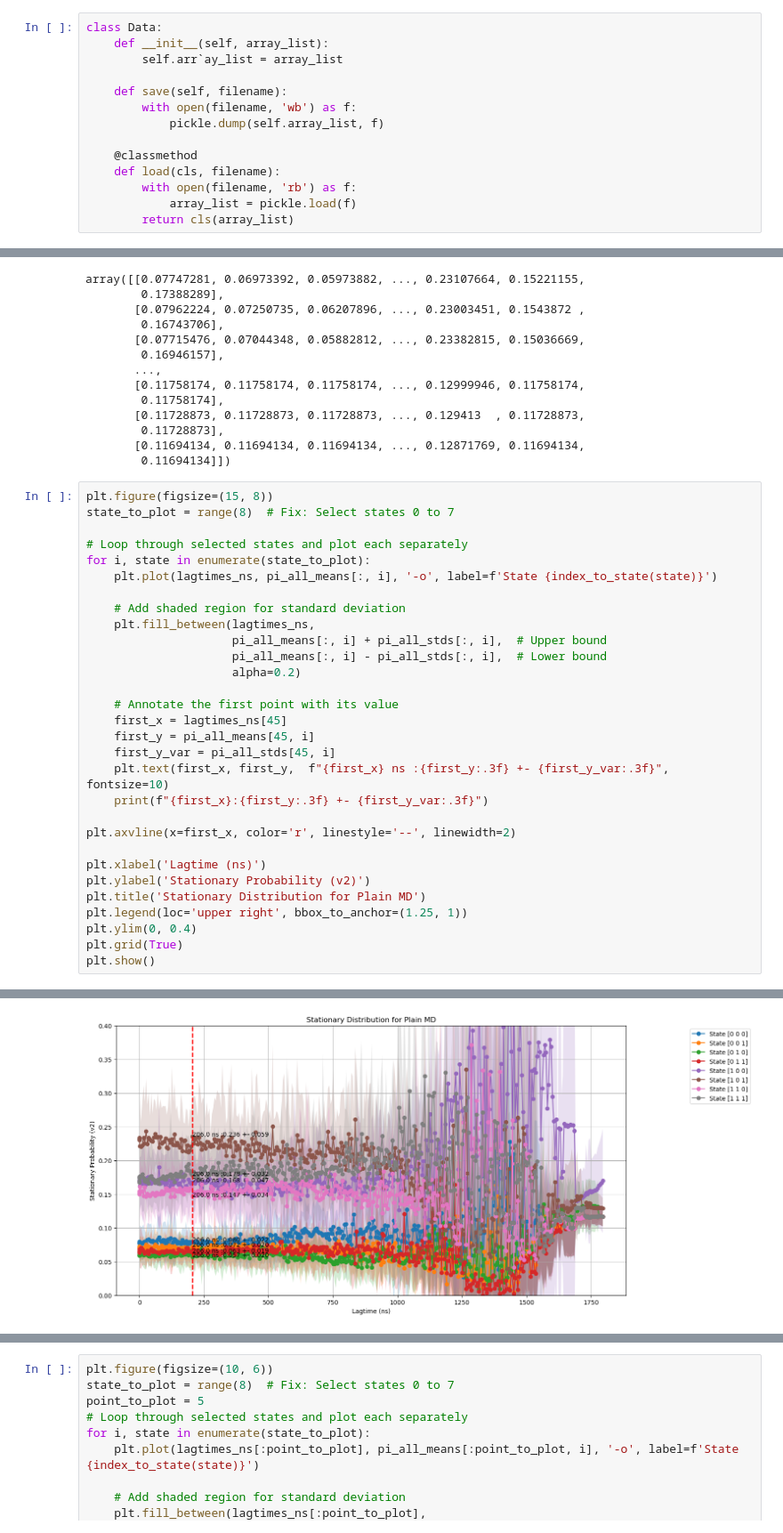
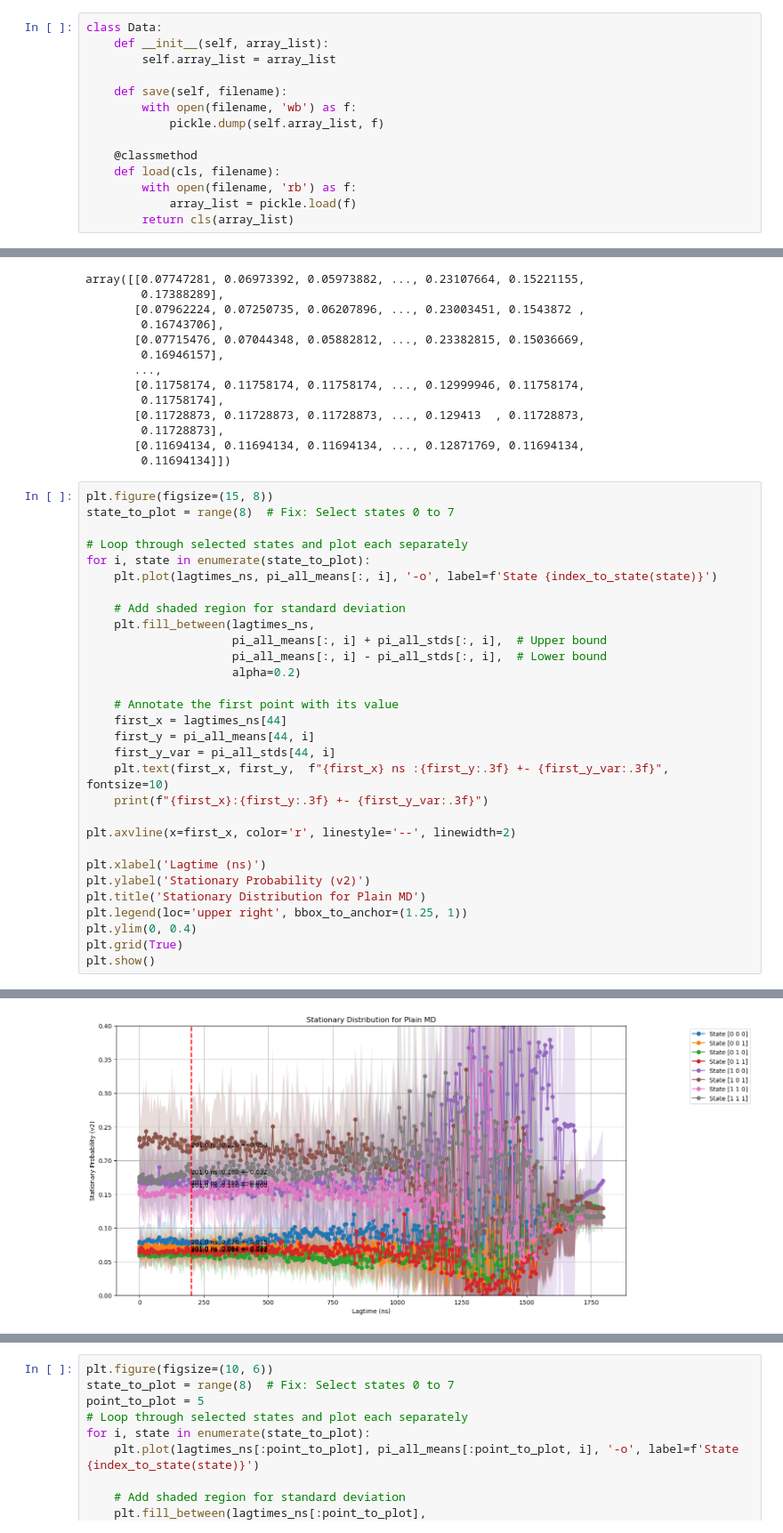
Before and after one commit to starwingc/peptoid_ESM, a Jupyter notebook: Plain_MD/analysis/transition_matrix.ipynb, the cells around one changed output, grey strips where cells are left out. Shown at 89% size. Cells and saved outputs as stored; diff of their text form.

Commit message:
update the calculating lagtimes

```diff
--- a/Plain_MD/analysis/transition_matrix.ipynb
+++ b/Plain_MD/analysis/transition_matrix.ipynb
@@ -15,7 +17,7 @@ from joblib import Parallel, delayed
 # %%
 class Data:
     def __init__(self, array_list):
-        self.arr`ay_list = array_list
+        self.array_list = array_list
 
     def save(self, filename):
         with open(filename, 'wb') as f:
@@ -440,9 +437,9 @@ for i, state in enumerate(state_to_plot):
                      alpha=0.2)
 
     # Annotate the first point with its value
-    first_x = lagtimes_ns[45]
-    first_y = pi_all_means[45, i]
-    first_y_var = pi_all_stds[45, i]
+    first_x = lagtimes_ns[44]
+    first_y = pi_all_means[44, i]
+    first_y_var = pi_all_stds[44, i]
     plt.text(first_x, first_y,  f"{first_x} ns :{first_y:.3f} +- {first_y_var:.3f}", fontsize=10)
     print(f"{first_x}:{first_y:.3f} +- {first_y_var:.3f}")
 
@@ -467,4 +464,4 @@ plt.show()
-[figure, old version]
+[figure, new version]
 # %%
 import pandas as pd
 
```
Also changed, not shown: parts of 12 cells of this notebook.
